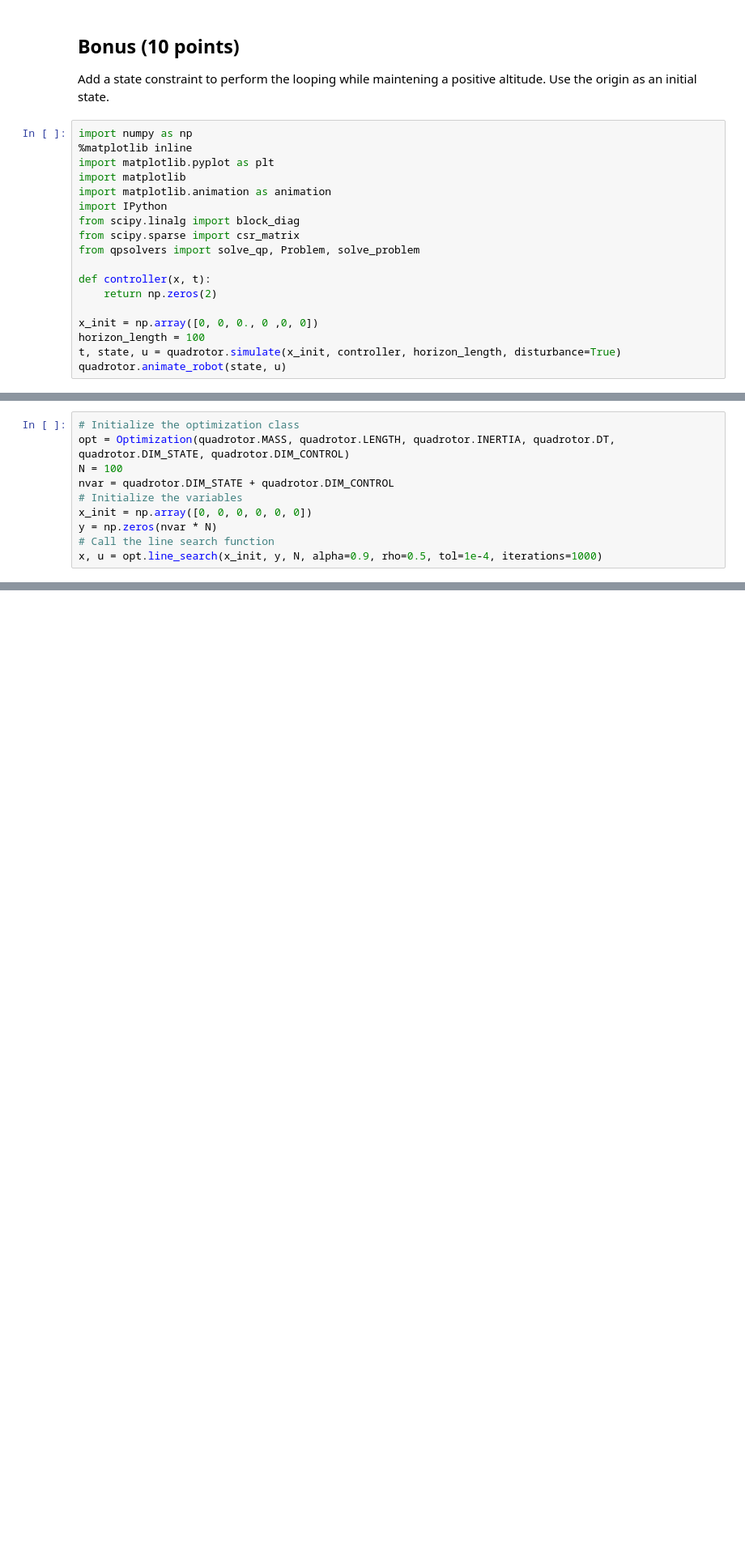
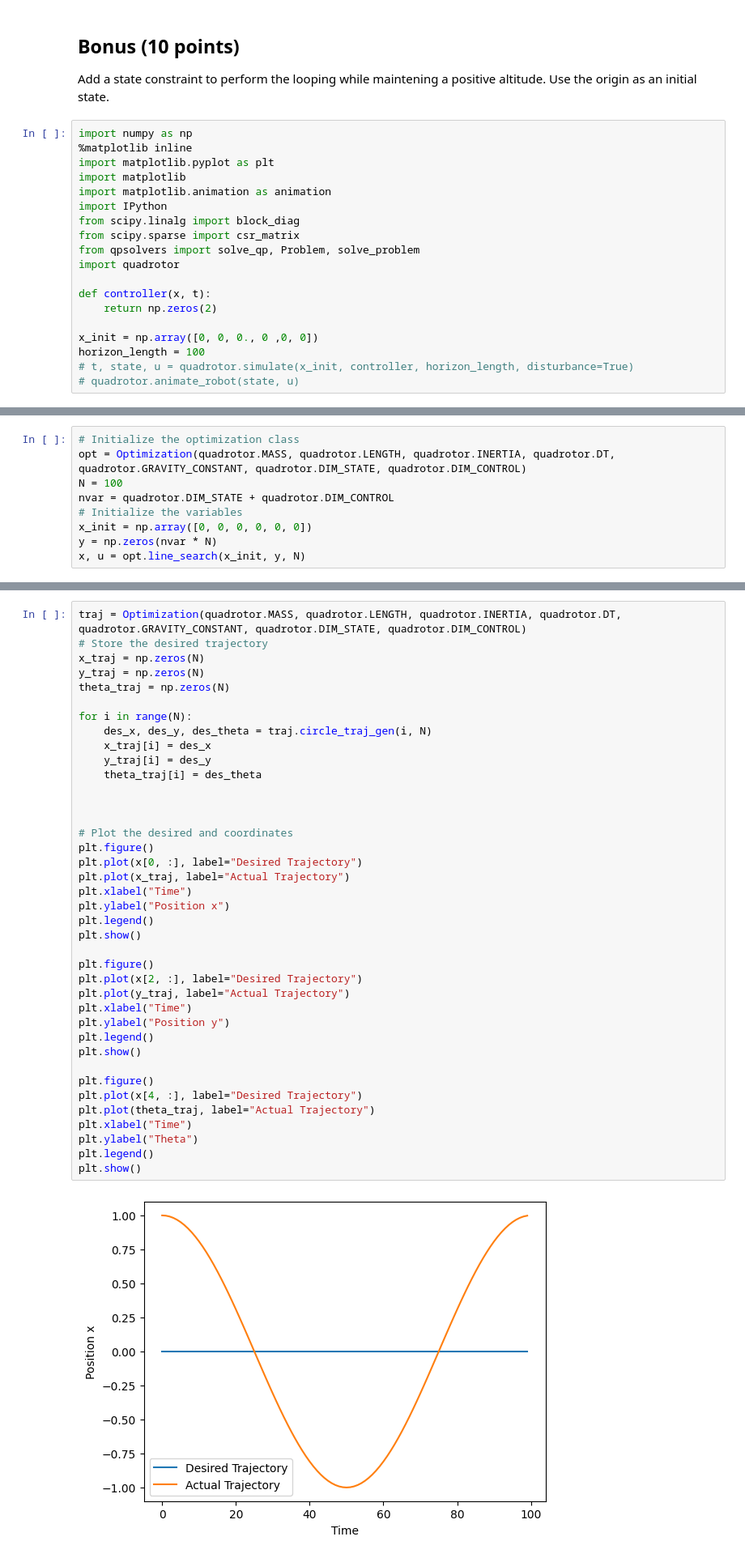
Before and after one commit to RiVer2000/ROB-GY-6323, a Jupyter notebook: Project 1/project1.ipynb, the cells around one changed output, grey strips where cells are left out. Shown at 81% size. Drawn from its saved outputs; the diff is of its cells as text; blank space fills up the shorter version.

```diff
--- a/Project 1/project1.ipynb
+++ b/Project 1/project1.ipynb
@@ -71,11 +64,12 @@ import IPython
 from scipy.linalg import block_diag
 from scipy.sparse import csr_matrix
 from qpsolvers import solve_qp, Problem, solve_problem
+import quadrotor
 
 def controller(x, t):
     return np.zeros(2)
 
 x_init = np.array([0, 0, 0., 0 ,0, 0])
 horizon_length = 100
-t, state, u = quadrotor.simulate(x_init, controller, horizon_length, disturbance=True)
-quadrotor.animate_robot(state, u)
+# t, state, u = quadrotor.simulate(x_init, controller, horizon_length, disturbance=True)
+# quadrotor.animate_robot(state, u)
@@ -463,12 +398,11 @@ class Optimization:
         return x, u
 # %%
 # Initialize the optimization class
-opt = Optimization(quadrotor.MASS, quadrotor.LENGTH, quadrotor.INERTIA, quadrotor.DT, quadrotor.DIM_STATE, quadrotor.DIM_CONTROL)
+opt = Optimization(quadrotor.MASS, quadrotor.LENGTH, quadrotor.INERTIA, quadrotor.DT, quadrotor.GRAVITY_CONSTANT, quadrotor.DIM_STATE, quadrotor.DIM_CONTROL)
 N = 100
 nvar = quadrotor.DIM_STATE + quadrotor.DIM_CONTROL
 # Initialize the variables
 x_init = np.array([0, 0, 0, 0, 0, 0])
 y = np.zeros(nvar * N)
-# Call the line search function
-x, u = opt.line_search(x_init, y, N, alpha=0.9, rho=0.5, tol=1e-4, iterations=1000)
+x, u = opt.line_search(x_init, y, N)
 # %% [output]
@@ -481,0 +417,41 @@ UnboundLocalError: local variable 'kkt_sol' referenced before assignment
+# %%
+traj = Optimization(quadrotor.MASS, quadrotor.LENGTH, quadrotor.INERTIA, quadrotor.DT, quadrotor.GRAVITY_CONSTANT, quadrotor.DIM_STATE, quadrotor.DIM_CONTROL)
+# Store the desired trajectory
+x_traj = np.zeros(N)
+y_traj = np.zeros(N)
+theta_traj = np.zeros(N)
+
+for i in range(N):
+    des_x, des_y, des_theta = traj.circle_traj_gen(i, N)
+    x_traj[i] = des_x
+    y_traj[i] = des_y
+    theta_traj[i] = des_theta
+
+
+
+# Plot the desired and coordinates
+plt.figure()
+plt.plot(x[0, :], label="Desired Trajectory")
+plt.plot(x_traj, label="Actual Trajectory")
+plt.xlabel("Time")
+plt.ylabel("Position x")
+plt.legend()
+plt.show()
+
+plt.figure()
+plt.plot(x[2, :], label="Desired Trajectory")
+plt.plot(y_traj, label="Actual Trajectory")
+plt.xlabel("Time")
+plt.ylabel("Position y")
+plt.legend()
+plt.show()
+
+plt.figure()
+plt.plot(x[4, :], label="Desired Trajectory")
+plt.plot(theta_traj, label="Actual Trajectory")
+plt.xlabel("Time")
+plt.ylabel("Theta")
+plt.legend()
+plt.show()
+# %% [output]
+[figure, added]
```
Also changed, not shown: parts of 6 cells of this notebook.
